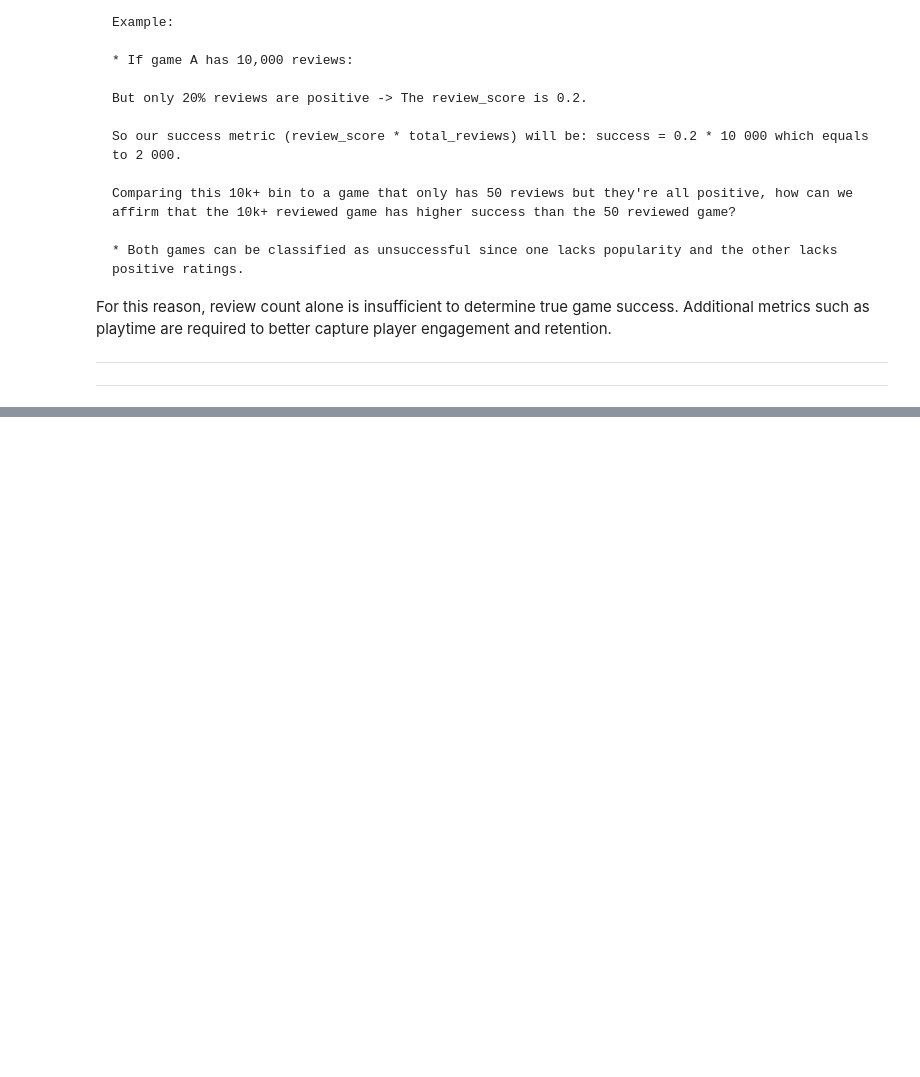
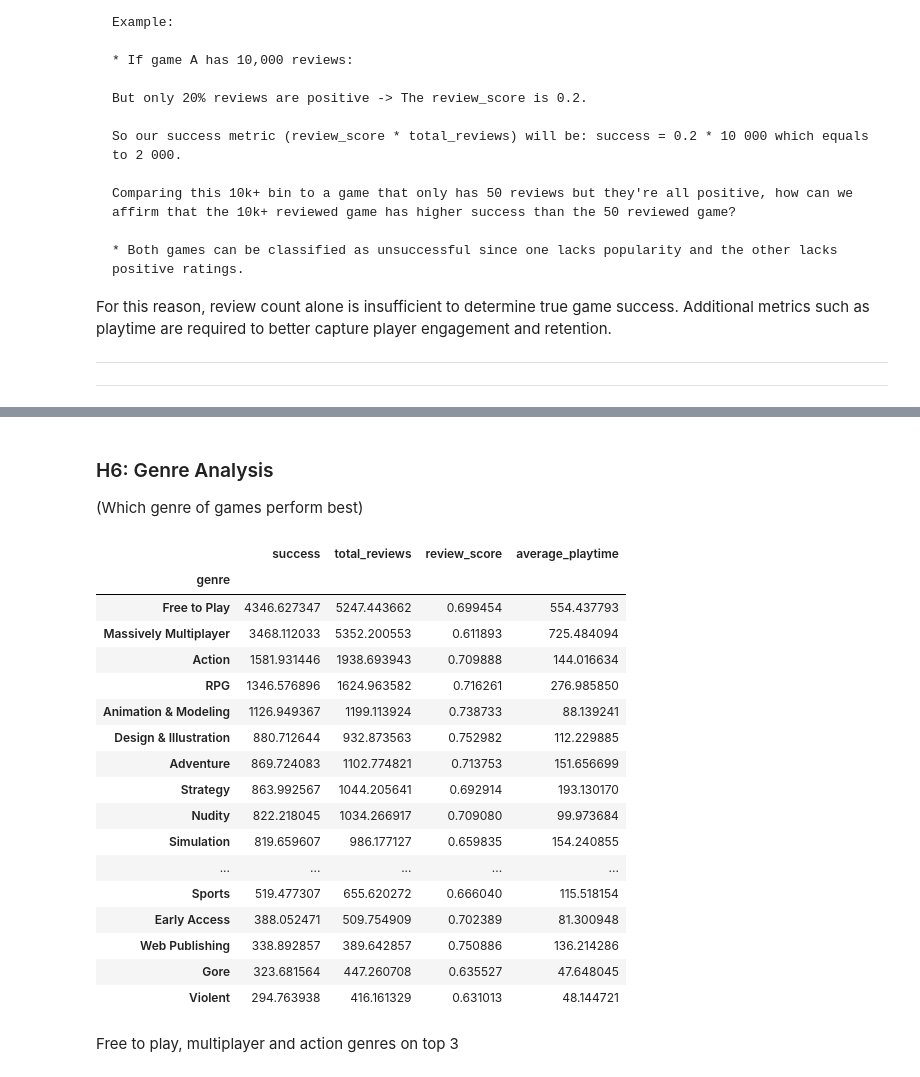
Before and after one commit to sabinagio-teaching/SSG-Analysis, a Jupyter notebook: notebooks/02_rq_eda.ipynb, the cells around one changed output, grey strips where cells are left out. Cells and saved outputs as stored; diff of their text form; code cells hidden in the pictures; blank space fills up the shorter version.

```diff
--- a/notebooks/02_rq_eda.ipynb
+++ b/notebooks/02_rq_eda.ipynb
@@ -314,0 +514,40 @@ For this reason, review count alone is insufficient to determine true game succe
+# %% [markdown]
+### H6: Genre Analysis
+
+(Which genre of games perform best)
+# %%
+# Since genre column has multiple genres in a row, first we split the genres.
+
+genres_expanded = steam.assign(
+    genre=steam["genres"].str.split(";")
+).explode("genre")
+# %%
+genre_analysis = genres_expanded.groupby("genre")[[
+    "success",
+    "total_reviews",
+    "review_score",
+    "average_playtime"
+]].mean().sort_values(by="success", ascending = False)
+
+genre_analysis.head(20)
+# %% [output]
+|  | success | total_reviews | review_score | average_playtime |
+| genre |  |  |  |  |
+| Free to Play | 4346.627347 | 5247.443662 | 0.699454 | 554.437793 |
+| Massively Multiplayer | 3468.112033 | 5352.200553 | 0.611893 | 725.484094 |
+| Action | 1581.931446 | 1938.693943 | 0.709888 | 144.016634 |
+| RPG | 1346.576896 | 1624.963582 | 0.716261 | 276.985850 |
+| Animation & Modeling | 1126.949367 | 1199.113924 | 0.738733 | 88.139241 |
+| Design & Illustration | 880.712644 | 932.873563 | 0.752982 | 112.229885 |
+| Adventure | 869.724083 | 1102.774821 | 0.713753 | 151.656699 |
+| Strategy | 863.992567 | 1044.205641 | 0.692914 | 193.130170 |
+| Nudity | 822.218045 | 1034.266917 | 0.709080 | 99.973684 |
+| Simulation | 819.659607 | 986.177127 | 0.659835 | 154.240855 |
+| ... | ... | ... | ... | ... |
+| Sports | 519.477307 | 655.620272 | 0.666040 | 115.518154 |
+| Early Access | 388.052471 | 509.754909 | 0.702389 | 81.300948 |
+| Web Publishing | 338.892857 | 389.642857 | 0.750886 | 136.214286 |
+| Gore | 323.681564 | 447.260708 | 0.635527 | 47.648045 |
+| Violent | 294.763938 | 416.161329 | 0.631013 | 48.144721 |
+# %% [markdown]
+Free to play, multiplayer and action genres on top 3
```
Also changed, not shown: parts of 43 cells of this notebook.
